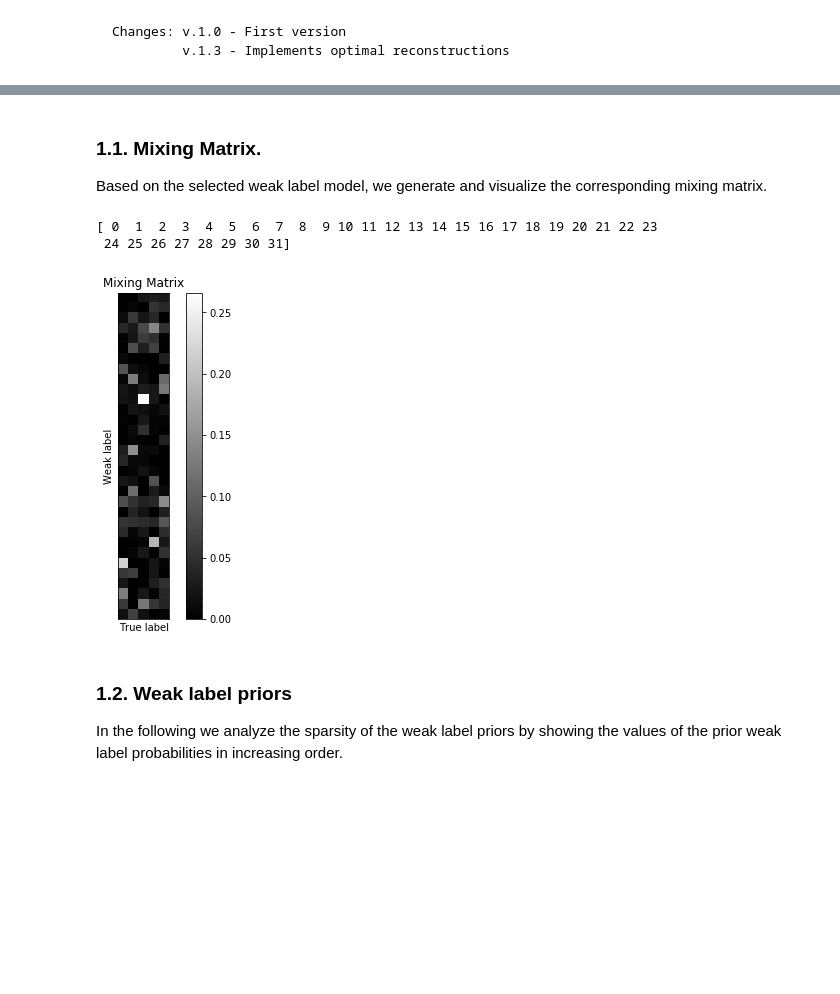
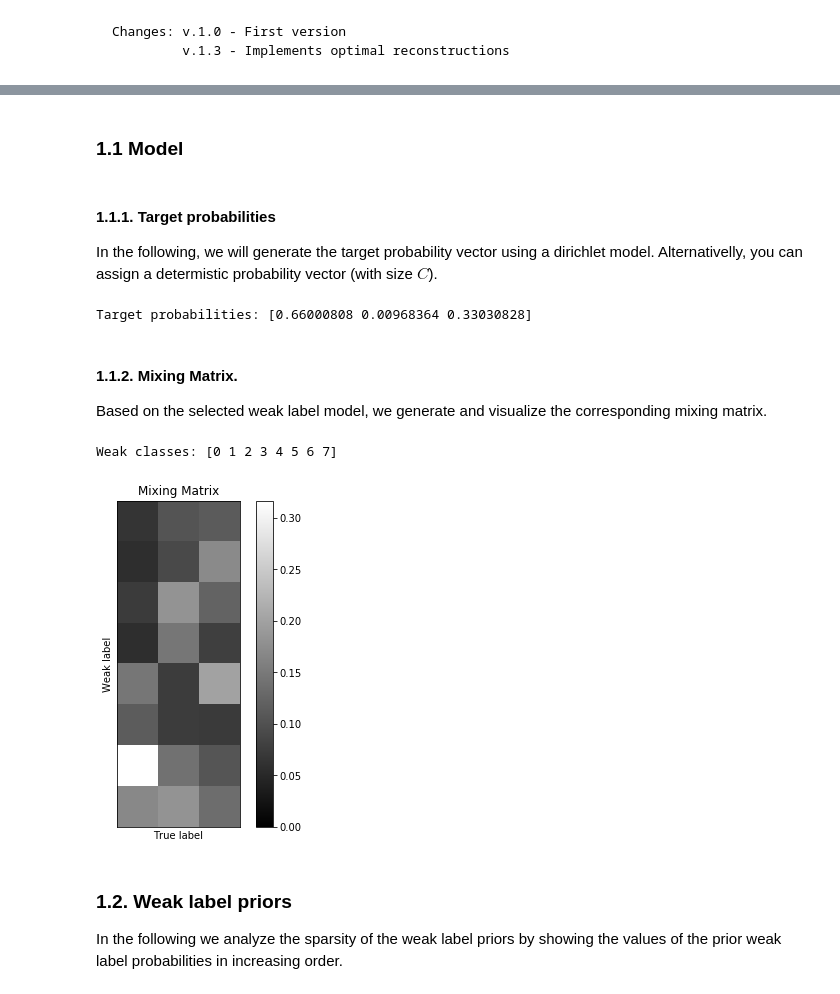
Before and after one commit to Orieus/WeakLabelModel, a Jupyter notebook: WL01_VirtualLabels_vs_ML.ipynb, the cells around one changed output, grey strips where cells are left out. Saved outputs shown, nothing was run; the diff lists cells and outputs as text; code cells hidden in the pictures; blank space fills up the shorter version.

```diff
--- a/WL01_VirtualLabels_vs_ML.ipynb
+++ b/WL01_VirtualLabels_vs_ML.ipynb
@@ -34,25 +34,23 @@ First we define some configurable parameters:
 # %%
 # CONFIGURABLE PARAMETERS FOR THE WHOLE NOTEBOOK
 K = 100000                        # Sample size
-eta = np.array([0.5, 0.2, 0.3])   # True probability vector
-eta = np.array([0.35, 0.3, 0.2, 0.1, 0.03, 0.02])   # True probability vector
 
-# Instead of defining eta at hand, you can generate it at random:
-C = 5
-alpha = 0.5
-eta = np.random.dirichlet(alpha * np.ones(C))
-print(eta)
+# Number of classes
+C = 3
 
-# Weak Label model. Used to generate the data.
+# Parametrers of the dirichlet model for eta
+alpha_eta = 0.5
+
+# Weak Label model. Used to generate the mixing matrix.
 # Available options are: quasi_IPL, noisy, random_noise ...
 wl_model = 'random_weak'   # 'quasi-IPL'    # 'random_noise'   # 'noisy', 'quasi_IPL'
 
 # Parameters of the weak label model
-alpha = 0.96
-beta = 0.4
+alpha_M = 0.9
+beta_M = 4
 
 # Virtual label model
-# This is the model used to estimate the virtual label matrix
+# This is the model used to estimate the virtual label matrix (only for some cell)
 # Available options are: binary, quasi_IPL, M-pinv, M-conv, M-opt, M-opt_conv, ...
 vl_model = 'M-pinv'
 
@@ -63,55 +59,57 @@ np.random.seed(5)
+# %% [markdown]
+### 1.1 Model
+# %% [markdown]
+#### 1.1.1. Target probabilities
+
+In the following, we will generate the target probability vector using a dirichlet model. Alternativelly, you can assign a determistic probability vector (with size $C$).
+# %%
+# Stochastically generated probability vector...
+np.random.seed(500)
+eta = np.random.dirichlet(alpha_eta * np.ones(C))
+
+# Probability vector
+# eta = np.array([0.5, 0.2, 0.3])   # True probability vector
+# eta = np.array([0.35, 0.3, 0.2, 0.1, 0.03, 0.02])   # True probability vector
+# C = len(eta)
+
+print(f"Target probabilities: {eta}")
+# %% [output]
+Target probabilities: [0.66000808 0.00968364 0.33030828]
 # %% [markdown]
-### 1.1. Mixing Matrix.
+#### 1.1.2. Mixing Matrix.
 
 Based on the selected weak label model, we generate and visualize the corresponding mixing matrix.
 # %%
-# Number of classes
-C = len(eta)
-
-# Mixing matrix
+# Create a weak label model object
 WLM = wlw.WLmodel(C, model_class=wl_model)
 
-# M = WLM.computeM(C, beta=beta, method=wl_model)
-M = WLM.generateM(alpha=0.96, beta=beta)
-# M = 0.5 * np.eye(C) + 0.5 * M
+# Generate a mixing matrix
+M = WLM.generateM(alpha=alpha_M, beta=beta_M)
+n_weak = M.shape[0]      # Number of weak categories
 
-# Number of weak categories
-n_weak = M.shape[0]
+# Remove weak classes with zero probability
+WLM.remove_zero_rows()
+M = WLM.M                # This is just to abbreviate
+print(f"Weak classes: {WLM.weak_classes}")
 
-# if wl_model == 'quasi-IPL':
-#     dec_labels = np.arange(0, 2**C)
-# elif wl_model in ['noisy', 'random_noise']:
-#     dec_labels = 2**np.arange(C-1, -1, -1)
-# else:
-#     raise ValueError("dec_labels not implemented for the given wl_model")
-
-# Remove zero rows
-flag = np.nonzero(np.sum(M, axis=1))[0]
-# M = M[flag, :]   # This is to remove zero rows, which are not relevant
-# dec_labels = dec_labels[flag]   # This is to remove zero rows, which are not relevant
-WLM.remove_zero_rows()
-M = WLM.M
-print(flag)
-
-# Show:
+# Show mixing matrix
 if n_weak < 5:
     print("Mixing matrix:")
     print(M)
     print(f"Corresponding to weak label indices {dec_labels}")
 
 plt.figure(figsize=(6, 6))
 plt.imshow(M, interpolation='nearest', cmap="gray", clim=(0.0, np.max(M)))
 plt.colorbar()
 plt.title('Mixing Matrix')
 plt.xlabel('True label')
 plt.ylabel('Weak label')
 plt.xticks([], [])
 plt.yticks([], [])
 plt.show()
 # %% [output]
-[ 0  1  2  3  4  5  6  7  8  9 10 11 12 13 14 15 16 17 18 19 20 21 22 23
- 24 25 26 27 28 29 30 31]
+Weak classes: [0 1 2 3 4 5 6 7]
-[figure, old version]
+[figure, new version]
 # %% [markdown]
 ### 1.2. Weak label priors
 
```
Also changed, not shown: parts of 21 cells of this notebook, 1 other file.
